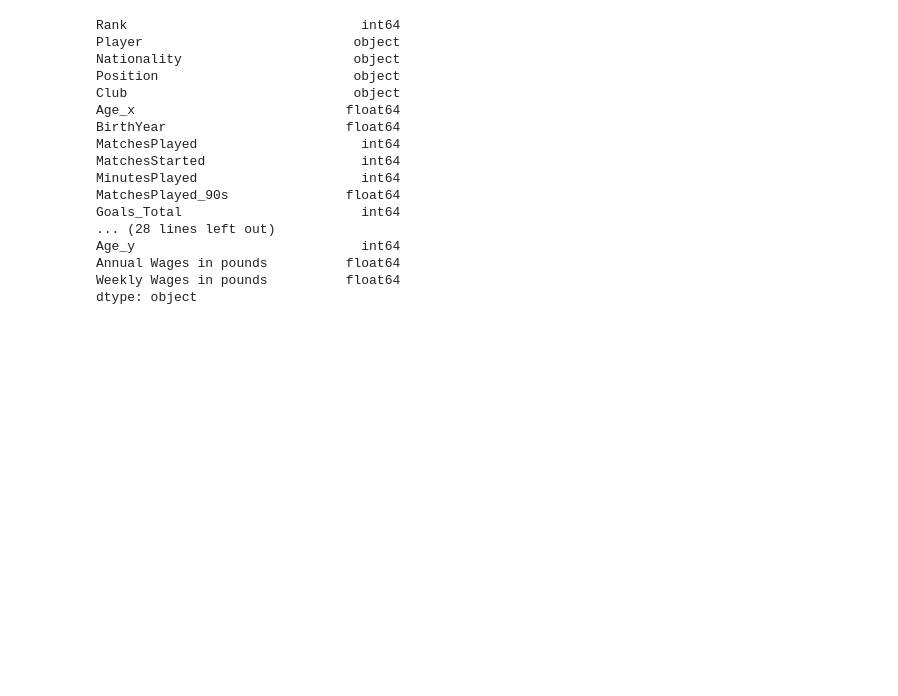
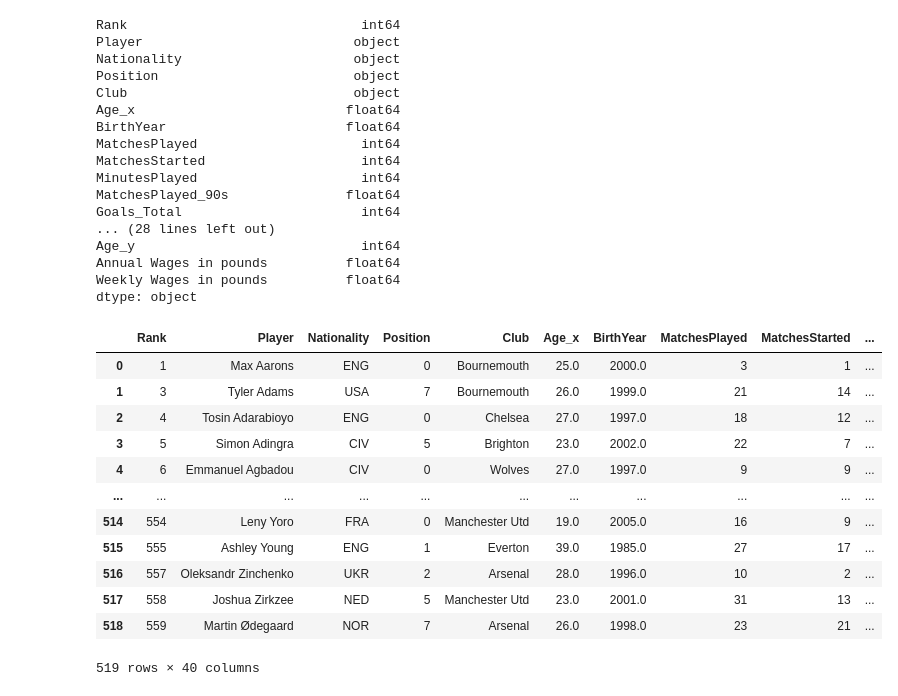
Before and after one commit to AvirukthGT/PremierLeagueAnalysis, a Jupyter notebook: transferValuePrediction.ipynb, the cells around one changed output. Saved outputs shown, nothing was run; the diff lists cells and outputs as text; code cells hidden in the pictures; blank space fills up the shorter version.

```diff
--- a/transferValuePrediction.ipynb
+++ b/transferValuePrediction.ipynb
@@ -82,6 +82,22 @@ merged_df['Weekly Wages in pounds'] = (
 from sklearn.preprocessing import LabelEncoder
 le = LabelEncoder()
 merged_df['Position'] = le.fit_transform(merged_df['Position'])
+# %%
+merged_df
+# %% [output]
+|  | Rank | Player | Nationality | Position | Club | Age_x | BirthYear | MatchesPlayed | MatchesStarted | ... |
+| 0 | 1 | Max Aarons | ENG | 0 | Bournemouth | 25.0 | 2000.0 | 3 | 1 | ... |
+| 1 | 3 | Tyler Adams | USA | 7 | Bournemouth | 26.0 | 1999.0 | 21 | 14 | ... |
+| 2 | 4 | Tosin Adarabioyo | ENG | 0 | Chelsea | 27.0 | 1997.0 | 18 | 12 | ... |
+| 3 | 5 | Simon Adingra | CIV | 5 | Brighton | 23.0 | 2002.0 | 22 | 7 | ... |
+| 4 | 6 | Emmanuel Agbadou | CIV | 0 | Wolves | 27.0 | 1997.0 | 9 | 9 | ... |
+| ... | ... | ... | ... | ... | ... | ... | ... | ... | ... | ... |
+| 514 | 554 | Leny Yoro | FRA | 0 | Manchester Utd | 19.0 | 2005.0 | 16 | 9 | ... |
+| 515 | 555 | Ashley Young | ENG | 1 | Everton | 39.0 | 1985.0 | 27 | 17 | ... |
+| 516 | 557 | Oleksandr Zinchenko | UKR | 2 | Arsenal | 28.0 | 1996.0 | 10 | 2 | ... |
+| 517 | 558 | Joshua Zirkzee | NED | 5 | Manchester Utd | 23.0 | 2001.0 | 31 | 13 | ... |
+| 518 | 559 | Martin Ødegaard | NOR | 7 | Arsenal | 26.0 | 1998.0 | 23 | 21 | ... |
+519 rows × 40 columns
 # %%
 from sklearn.model_selection import train_test_split
 from sklearn.ensemble import RandomForestRegressor
```
Also changed, not shown: parts of 2 cells of this notebook.
